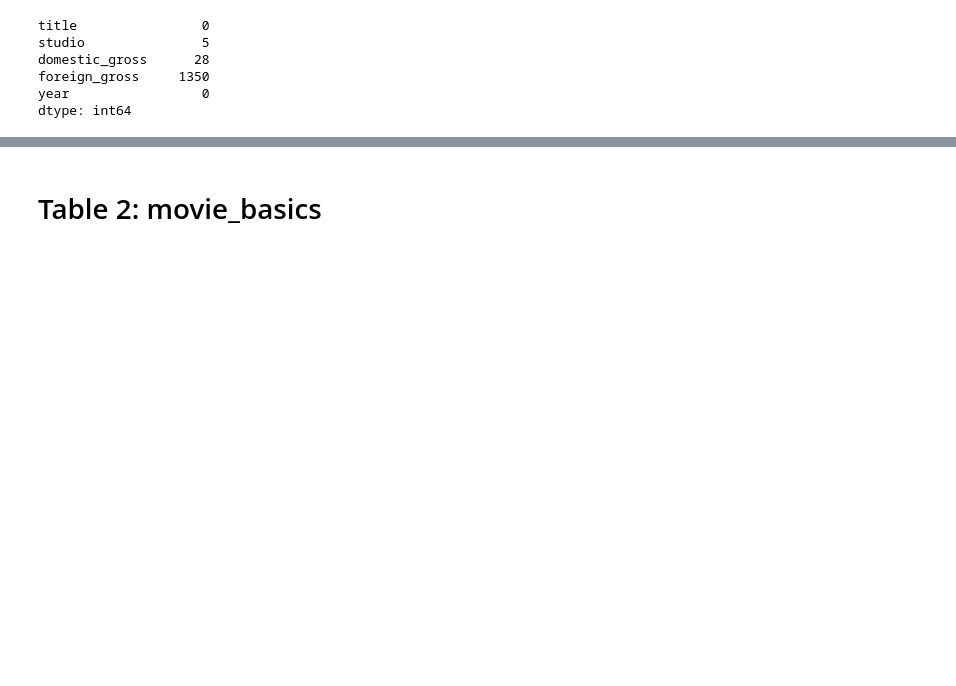
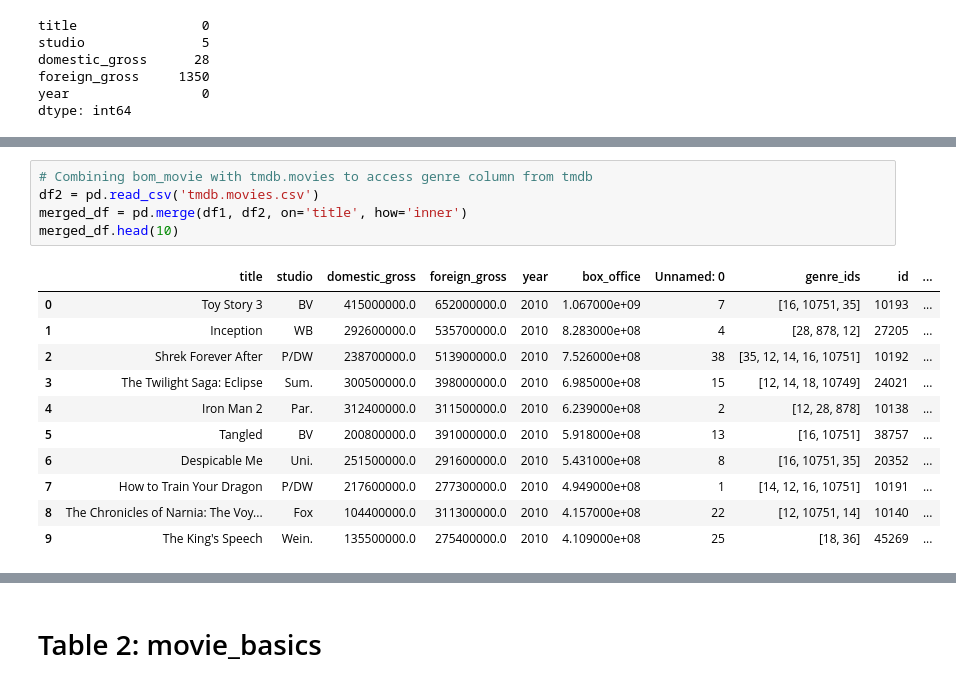
Before and after one commit to sarah10001/Project-1, a Jupyter notebook: Project-1.ipynb, the cells around one changed output, grey strips where cells are left out. Drawn from its saved outputs; the diff is of its cells as text; blank space fills up the shorter version.

```diff
--- a/Project-1.ipynb
+++ b/Project-1.ipynb
@@ -191,0 +157,17 @@ df1[['title', 'domestic_gross', 'foreign_gross']].head(10)
+# %%
+# Combining bom_movie with tmdb.movies to access genre column from tmdb
+df2 = pd.read_csv('tmdb.movies.csv')
+merged_df = pd.merge(df1, df2, on='title', how='inner')
+merged_df.head(10)
+# %% [output]
+|  | title | studio | domestic_gross | foreign_gross | year | box_office | Unnamed: 0 | genre_ids | id | ... |
+| 0 | Toy Story 3 | BV | 415000000.0 | 652000000.0 | 2010 | 1.067000e+09 | 7 | [16, 10751, 35] | 10193 | ... |
+| 1 | Inception | WB | 292600000.0 | 535700000.0 | 2010 | 8.283000e+08 | 4 | [28, 878, 12] | 27205 | ... |
+| 2 | Shrek Forever After | P/DW | 238700000.0 | 513900000.0 | 2010 | 7.526000e+08 | 38 | [35, 12, 14, 16, 10751] | 10192 | ... |
+| 3 | The Twilight Saga: Eclipse | Sum. | 300500000.0 | 398000000.0 | 2010 | 6.985000e+08 | 15 | [12, 14, 18, 10749] | 24021 | ... |
+| 4 | Iron Man 2 | Par. | 312400000.0 | 311500000.0 | 2010 | 6.239000e+08 | 2 | [12, 28, 878] | 10138 | ... |
+| 5 | Tangled | BV | 200800000.0 | 391000000.0 | 2010 | 5.918000e+08 | 13 | [16, 10751] | 38757 | ... |
+| 6 | Despicable Me | Uni. | 251500000.0 | 291600000.0 | 2010 | 5.431000e+08 | 8 | [16, 10751, 35] | 20352 | ... |
+| 7 | How to Train Your Dragon | P/DW | 217600000.0 | 277300000.0 | 2010 | 4.949000e+08 | 1 | [14, 12, 16, 10751] | 10191 | ... |
+| 8 | The Chronicles of Narnia: The Voy... | Fox | 104400000.0 | 311300000.0 | 2010 | 4.157000e+08 | 22 | [12, 10751, 14] | 10140 | ... |
+| 9 | The King's Speech | Wein. | 135500000.0 | 275400000.0 | 2010 | 4.109000e+08 | 25 | [18, 36] | 45269 | ... |
```
Also changed, not shown: parts of 13 cells of this notebook.
